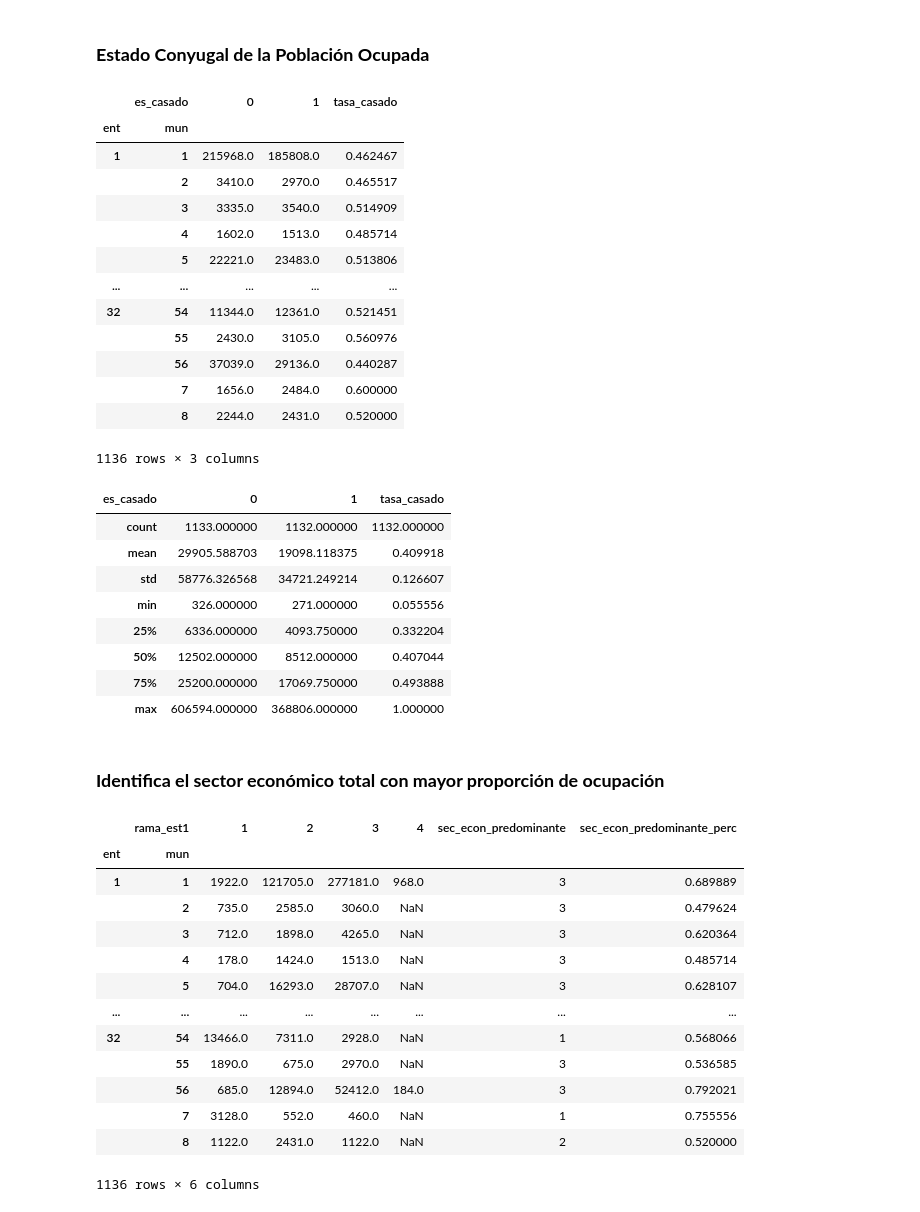
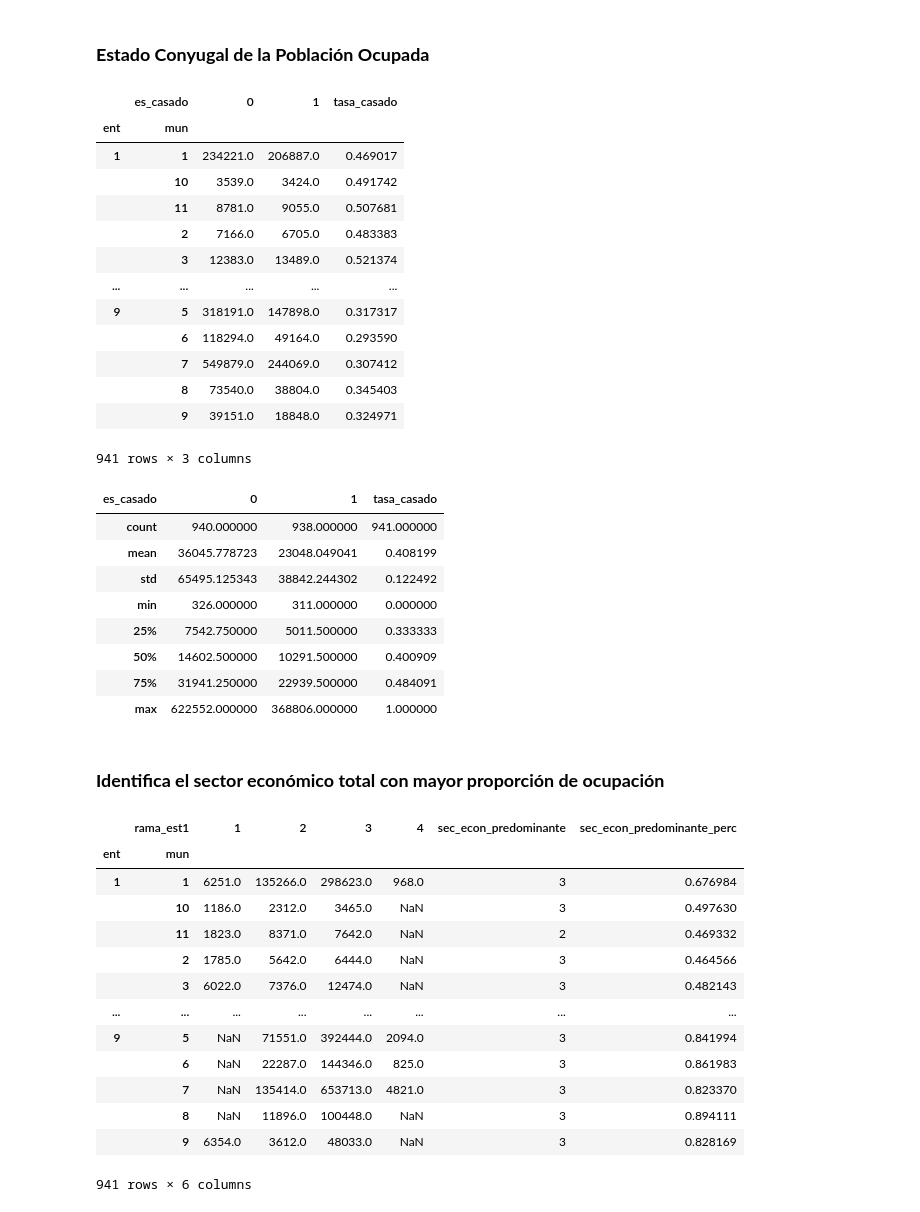
Before and after one commit to system-rowb/Data-Portfolio, a Jupyter notebook: Visualization/GEO_Informalidad_Mexico/GEO_Informalidad_Mexico.ipynb, the cells around one changed output. Drawn from its saved outputs; the diff is of its cells as text; code cells hidden in the pictures.

```diff
--- a/Visualization/GEO_Informalidad_Mexico/GEO_Informalidad_Mexico.ipynb
+++ b/Visualization/GEO_Informalidad_Mexico/GEO_Informalidad_Mexico.ipynb
@@ -364,7 +591,7 @@ sdemts.head()
 # %%
-# Importa el trimestre 1 para recon
+# Importa el trimestre 1 para reconocimiento
 df = pd.read_csv('data/enoe_n_2022/ENOEN_SDEMT122.csv', encoding = 'latin_1',
-                 dtype = {'r_def':'str', 'c_res':'str', 'eda':'str', 'sex':'str'}) # Reemplaza el tipo de dato de variables que seran importantes para filtrar
+                 dtype = {'ent': 'str', 'mun': 'str', 'r_def': 'str', 'c_res': 'str', 'eda': 'str', 'sex': 'str'}) # Reemplaza el tipo de dato de variables que seran importantes para filtrar
 
 # Reemplaza valores nulos ' ' en la base de datos con np.NaN
 df.replace({' ':np.nan}, inplace = True)
@@ -687,47 +916,51 @@ poc_n_hij.describe()
 # %%
 # Define una nueva variable sobre el dataframe de poc
 poc['es_casado'] = np.where(poc['e_con'] == '5', 1, 0)
 
 # Obten el numero de personas ocupadas y con estado conyugal = casado
 poc_e_con = poc.pivot_table(
     index = LOC_INDEX,
     values = 'fac_tri',
     columns = 'es_casado',
     aggfunc = 'sum'
 )
 
 # Obten la tasa de poblacion ocupada casada
 poc_e_con['tasa_casado'] = poc_e_con[1].divide(poc_e_con.sum(axis = 1))
 
+# Debido a que en algunos registros parece que no habia ploblacion definida
+# como casada, llena con Nans con 0
+poc_e_con['tasa_casado'].fillna(0, inplace = True)
+
 poc_e_con
 # %% [output]
 |  | es_casado | 0 | 1 | tasa_casado |
 | ent | mun |  |  |  |
-| 1 | 1 | 215968.0 | 185808.0 | 0.462467 |
-|  | 2 | 3410.0 | 2970.0 | 0.465517 |
-|  | 3 | 3335.0 | 3540.0 | 0.514909 |
-|  | 4 | 1602.0 | 1513.0 | 0.485714 |
-|  | 5 | 22221.0 | 23483.0 | 0.513806 |
+| 1 | 1 | 234221.0 | 206887.0 | 0.469017 |
+|  | 10 | 3539.0 | 3424.0 | 0.491742 |
+|  | 11 | 8781.0 | 9055.0 | 0.507681 |
+|  | 2 | 7166.0 | 6705.0 | 0.483383 |
+|  | 3 | 12383.0 | 13489.0 | 0.521374 |
 | ... | ... | ... | ... | ... |
-| 32 | 54 | 11344.0 | 12361.0 | 0.521451 |
-|  | 55 | 2430.0 | 3105.0 | 0.560976 |
-|  | 56 | 37039.0 | 29136.0 | 0.440287 |
-|  | 7 | 1656.0 | 2484.0 | 0.600000 |
-|  | 8 | 2244.0 | 2431.0 | 0.520000 |
+| 9 | 5 | 318191.0 | 147898.0 | 0.317317 |
+|  | 6 | 118294.0 | 49164.0 | 0.293590 |
+|  | 7 | 549879.0 | 244069.0 | 0.307412 |
+|  | 8 | 73540.0 | 38804.0 | 0.345403 |
+|  | 9 | 39151.0 | 18848.0 | 0.324971 |
-1136 rows × 3 columns
+941 rows × 3 columns
 # %%
 # Obten la estadistica descriptiva
 poc_e_con.describe()
 # %% [output]
 | es_casado | 0 | 1 | tasa_casado |
-| count | 1133.000000 | 1132.000000 | 1132.000000 |
-| mean | 29905.588703 | 19098.118375 | 0.409918 |
-| std | 58776.326568 | 34721.249214 | 0.126607 |
-| min | 326.000000 | 271.000000 | 0.055556 |
-| 25% | 6336.000000 | 4093.750000 | 0.332204 |
-| 50% | 12502.000000 | 8512.000000 | 0.407044 |
-| 75% | 25200.000000 | 17069.750000 | 0.493888 |
-| max | 606594.000000 | 368806.000000 | 1.000000 |
+| count | 940.000000 | 938.000000 | 941.000000 |
+| mean | 36045.778723 | 23048.049041 | 0.408199 |
+| std | 65495.125343 | 38842.244302 | 0.122492 |
+| min | 326.000000 | 311.000000 | 0.000000 |
+| 25% | 7542.750000 | 5011.500000 | 0.333333 |
+| 50% | 14602.500000 | 10291.500000 | 0.400909 |
+| 75% | 31941.250000 | 22939.500000 | 0.484091 |
+| max | 622552.000000 | 368806.000000 | 1.000000 |
 # %% [markdown]
 ### **Identifica el sector económico total con mayor proporción de ocupación**
 # %%
@@ -750,15 +983,15 @@ poc_sec_econ
 # %% [output]
 |  | rama_est1 | 1 | 2 | 3 | 4 | sec_econ_predominante | sec_econ_predominante_perc |
 | ent | mun |  |  |  |  |  |  |
-| 1 | 1 | 1922.0 | 121705.0 | 277181.0 | 968.0 | 3 | 0.689889 |
-|  | 2 | 735.0 | 2585.0 | 3060.0 | NaN | 3 | 0.479624 |
-|  | 3 | 712.0 | 1898.0 | 4265.0 | NaN | 3 | 0.620364 |
-|  | 4 | 178.0 | 1424.0 | 1513.0 | NaN | 3 | 0.485714 |
-|  | 5 | 704.0 | 16293.0 | 28707.0 | NaN | 3 | 0.628107 |
+| 1 | 1 | 6251.0 | 135266.0 | 298623.0 | 968.0 | 3 | 0.676984 |
+|  | 10 | 1186.0 | 2312.0 | 3465.0 | NaN | 3 | 0.497630 |
+|  | 11 | 1823.0 | 8371.0 | 7642.0 | NaN | 2 | 0.469332 |
+|  | 2 | 1785.0 | 5642.0 | 6444.0 | NaN | 3 | 0.464566 |
+|  | 3 | 6022.0 | 7376.0 | 12474.0 | NaN | 3 | 0.482143 |
 | ... | ... | ... | ... | ... | ... | ... | ... |
-| 32 | 54 | 13466.0 | 7311.0 | 2928.0 | NaN | 1 | 0.568066 |
-|  | 55 | 1890.0 | 675.0 | 2970.0 | NaN | 3 | 0.536585 |
-|  | 56 | 685.0 | 12894.0 | 52412.0 | 184.0 | 3 | 0.792021 |
-|  | 7 | 3128.0 | 552.0 | 460.0 | NaN | 1 | 0.755556 |
-|  | 8 | 1122.0 | 2431.0 | 1122.0 | NaN | 2 | 0.520000 |
+| 9 | 5 | NaN | 71551.0 | 392444.0 | 2094.0 | 3 | 0.841994 |
+|  | 6 | NaN | 22287.0 | 144346.0 | 825.0 | 3 | 0.861983 |
+|  | 7 | NaN | 135414.0 | 653713.0 | 4821.0 | 3 | 0.823370 |
+|  | 8 | NaN | 11896.0 | 100448.0 | NaN | 3 | 0.894111 |
+|  | 9 | 6354.0 | 3612.0 | 48033.0 | NaN | 3 | 0.828169 |
-1136 rows × 6 columns
+941 rows × 6 columns
```
Also changed, not shown: parts of 35 cells of this notebook.
